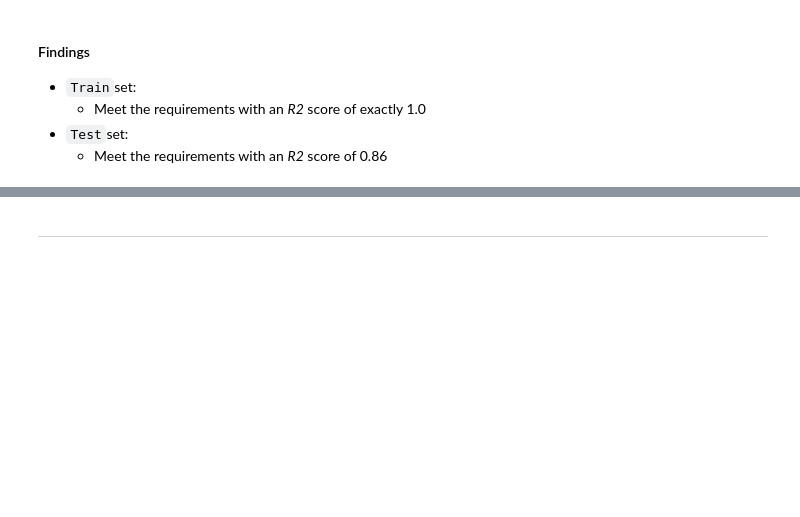
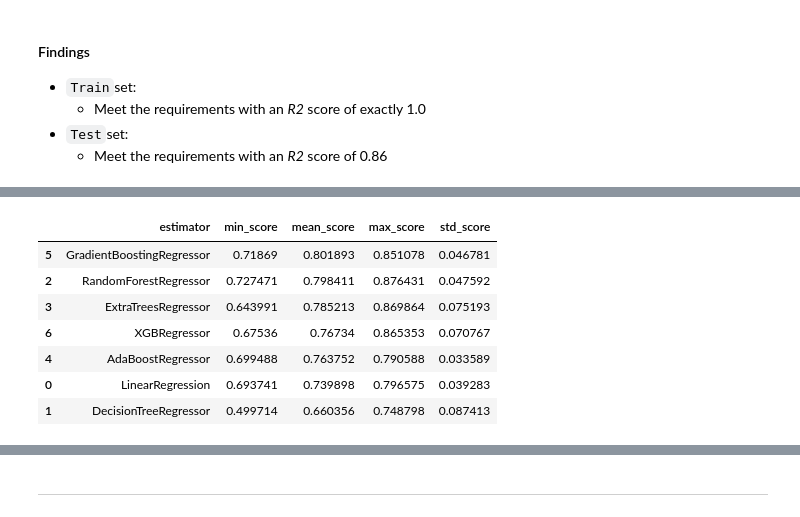
Before and after one commit to annacakes281/property-price-predictor, a Jupyter notebook: jupyter_notebooks/5-Sales_Price_Prediction-ML.ipynb, the cells around one changed output, grey strips where cells are left out. Saved outputs shown, nothing was run; the diff lists cells and outputs as text; code cells hidden in the pictures; blank space fills up the shorter version.

```diff
--- a/jupyter_notebooks/5-Sales_Price_Prediction-ML.ipynb
+++ b/jupyter_notebooks/5-Sales_Price_Prediction-ML.ipynb
@@ -493,0 +615,20 @@ Root Mean Squared Error: 30388.677
+# %%
+models_search = {
+    'LinearRegression': LinearRegression(),
+    "DecisionTreeRegressor": DecisionTreeRegressor(random_state=0),
+    "RandomForestRegressor": RandomForestRegressor(random_state=0),
+    "ExtraTreesRegressor": ExtraTreesRegressor(random_state=0),
+    "AdaBoostRegressor": AdaBoostRegressor(random_state=0),
+    "GradientBoostingRegressor": GradientBoostingRegressor(random_state=0),
+    "XGBRegressor": XGBRegressor(random_state=0),
+}
+
+params_search = {
+    'LinearRegression': {},
+    "DecisionTreeRegressor": {},
+    "RandomForestRegressor": {},
+    "ExtraTreesRegressor": {},
+    "AdaBoostRegressor": {},
+    "GradientBoostingRegressor": {},
+    "XGBRegressor": {},
+}
@@ -493,0 +656,12 @@ Root Mean Squared Error: 30388.677
+# %%
+grid_search_summary, grid_search_pipelines = quick_search.score_summary(sort_by='mean_score')
+grid_search_summary
+# %% [output]
+|  | estimator | min_score | mean_score | max_score | std_score |
+| 5 | GradientBoostingRegressor | 0.71869 | 0.801893 | 0.851078 | 0.046781 |
+| 2 | RandomForestRegressor | 0.727471 | 0.798411 | 0.876431 | 0.047592 |
+| 3 | ExtraTreesRegressor | 0.643991 | 0.785213 | 0.869864 | 0.075193 |
+| 6 | XGBRegressor | 0.67536 | 0.76734 | 0.865353 | 0.070767 |
+| 4 | AdaBoostRegressor | 0.699488 | 0.763752 | 0.790588 | 0.033589 |
+| 0 | LinearRegression | 0.693741 | 0.739898 | 0.796575 | 0.039283 |
+| 1 | DecisionTreeRegressor | 0.499714 | 0.660356 | 0.748798 | 0.087413 |
```
Also changed, not shown: parts of 54 cells of this notebook, 5 other files.
